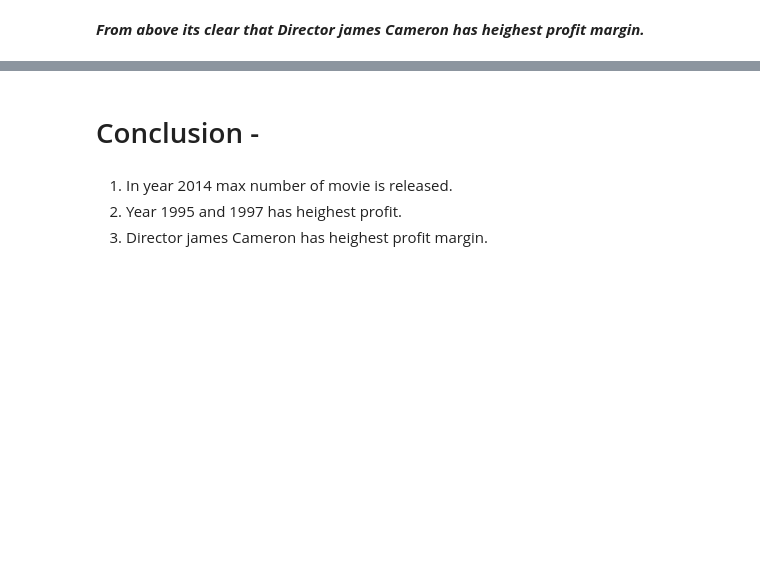
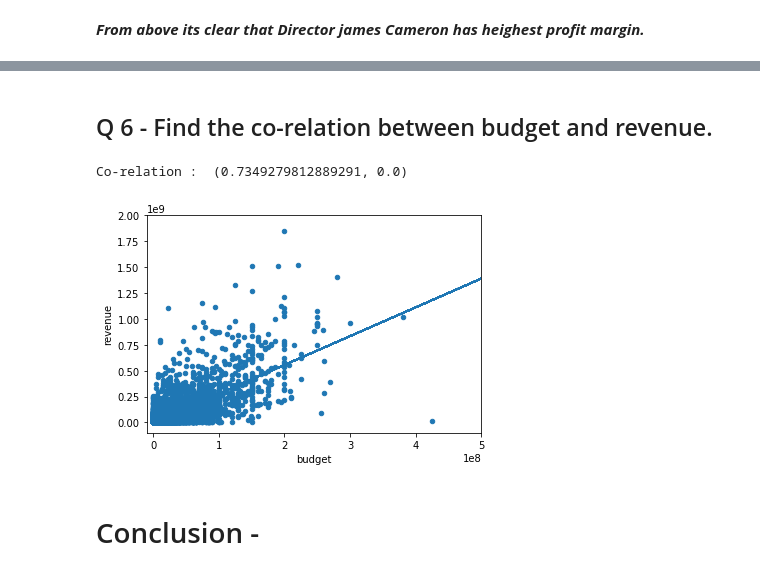
Before and after one commit to ashwanisng/IMDB-Data-Analysis, a Jupyter notebook: Investigate a DataSet(TMDB Movie Data).ipynb, the cells around one changed output, grey strips where cells are left out. Drawn from its saved outputs; the diff is of its cells as text; code cells hidden in the pictures; blank space fills up the shorter version.

```diff
--- a/Investigate a DataSet(TMDB Movie Data).ipynb
+++ b/Investigate a DataSet(TMDB Movie Data).ipynb
@@ -294,8 +353,27 @@ data[:20].plot(x ='director', y ='profit', kind = 'bar', figsize = (16,8) )
+# %% [markdown]
+## Q 6 - Find the co-relation between budget and revenue.
+# %%
+import statsmodels.api as sm
+import scipy
+
+# regress 'expression' onto 'motifscore' (plus an intercept)
+
+model = sm.OLS(df.revenue, sm.add_constant(df.budget))
+p = model.fit().params
+
+# genrate x value for regression line
+x= df.revenue
+# scatter plot data
+ax= df.plot(x = 'budget', y= 'revenue', kind = 'scatter')
+
+# plot regression line on the axis set x axis limit
+ax.plot(x, p.const + p.budget *x)
+ax.set_xlim([-10000000, 500000000])
+ax.set_ylim([-100000000, 2000000000])
+
+print("Co-relation : ", scipy.stats.pearsonr(df.budget, df.revenue))
+# %% [output]
+Co-relation :  (0.7349279812889291, 0.0)
+[figure, added]
 # %% [markdown]
 # Conclusion -
-# %% [markdown]
-<ol>
-    <li> In year 2014  max number of movie is released. </li>
-    <li> Year 1995 and 1997 has heighest profit. </li>
-    <li> Director james Cameron has heighest profit margin. </li>
-</ol>
```
Also changed, not shown: parts of 10 cells of this notebook.
